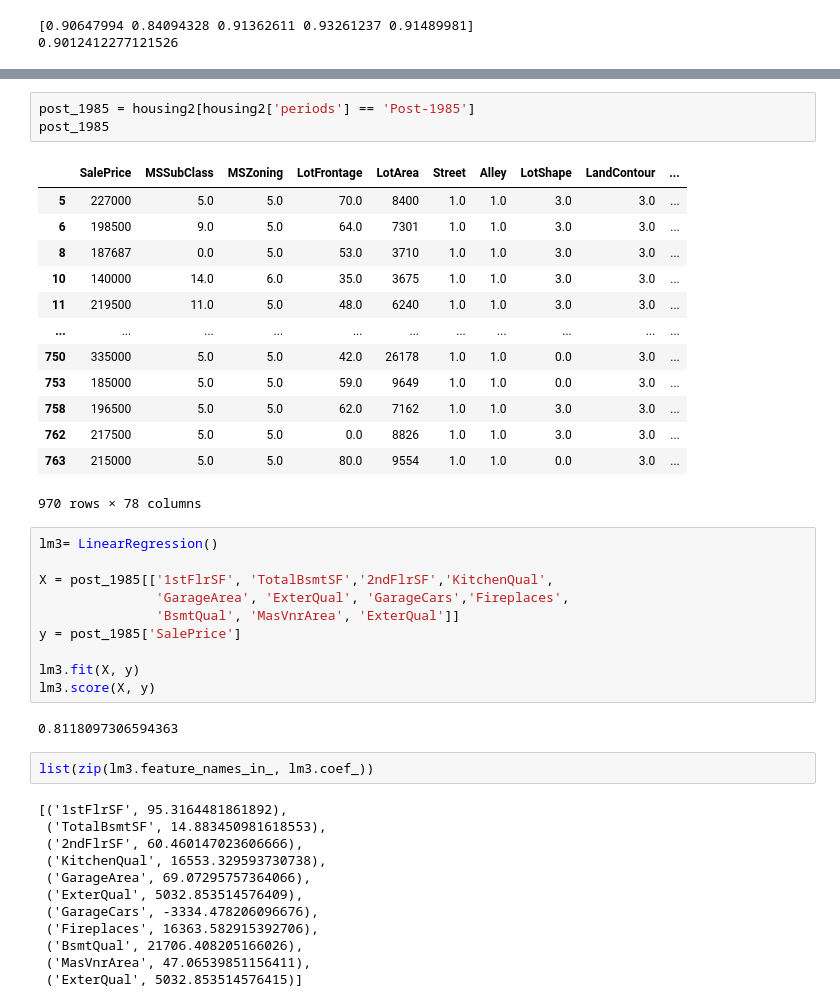
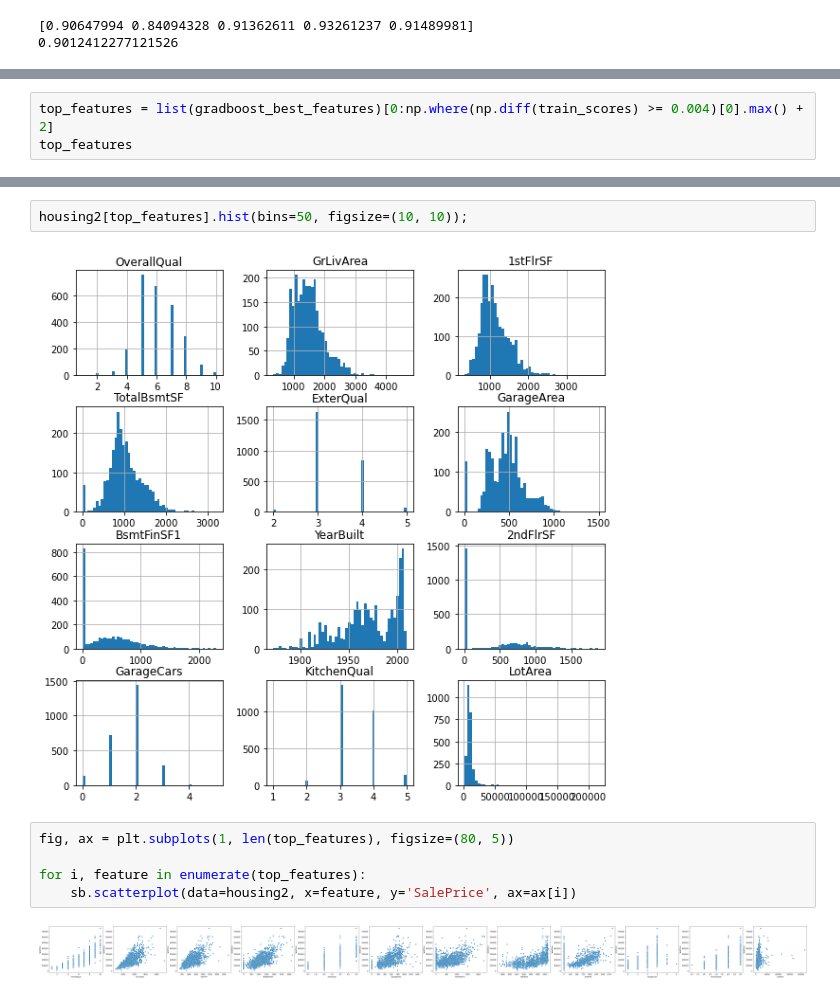
Before and after one commit to kchander92/NYCDSA-Machine-Learning-Project, a Jupyter notebook: Machine Learning EDA and Modeling - v4.ipynb, the cells around one changed output, grey strips where cells are left out. Saved outputs shown, nothing was run; the diff lists cells and outputs as text.

```diff
--- a/Machine Learning EDA and Modeling - v4.ipynb
+++ b/Machine Learning EDA and Modeling - v4.ipynb
@@ -1449,0 +1509,3 @@ See the caveats in the documentation: https://pandas.pydata.org/pandas-docs/stab
+# %%
+top_features = list(gradboost_best_features)[0:np.where(np.diff(train_scores) >= 0.004)[0].max() + 2]
+top_features
@@ -1708,43 +1537,11 @@ importance_dfs['Post-1985'][importance_dfs['Post-1985']['cum_importance'] <= 0.9
-# %%
-post_1985 = housing2[housing2['periods'] == 'Post-1985']
-post_1985
-# %% [output]
-|  | SalePrice | MSSubClass | MSZoning | LotFrontage | LotArea | Street | Alley | LotShape | LandContour | ... |
-| 5 | 227000 | 5.0 | 5.0 | 70.0 | 8400 | 1.0 | 1.0 | 3.0 | 3.0 | ... |
-| 6 | 198500 | 9.0 | 5.0 | 64.0 | 7301 | 1.0 | 1.0 | 3.0 | 3.0 | ... |
-| 8 | 187687 | 0.0 | 5.0 | 53.0 | 3710 | 1.0 | 1.0 | 3.0 | 3.0 | ... |
-| 10 | 140000 | 14.0 | 6.0 | 35.0 | 3675 | 1.0 | 1.0 | 3.0 | 3.0 | ... |
-| 11 | 219500 | 11.0 | 5.0 | 48.0 | 6240 | 1.0 | 1.0 | 3.0 | 3.0 | ... |
-| ... | ... | ... | ... | ... | ... | ... | ... | ... | ... | ... |
-| 750 | 335000 | 5.0 | 5.0 | 42.0 | 26178 | 1.0 | 1.0 | 0.0 | 3.0 | ... |
-| 753 | 185000 | 5.0 | 5.0 | 59.0 | 9649 | 1.0 | 1.0 | 0.0 | 3.0 | ... |
-| 758 | 196500 | 5.0 | 5.0 | 62.0 | 7162 | 1.0 | 1.0 | 3.0 | 3.0 | ... |
-| 762 | 217500 | 5.0 | 5.0 | 0.0 | 8826 | 1.0 | 1.0 | 3.0 | 3.0 | ... |
-| 763 | 215000 | 5.0 | 5.0 | 80.0 | 9554 | 1.0 | 1.0 | 0.0 | 3.0 | ... |
-970 rows × 78 columns
-# %%
-lm3= LinearRegression()
-
-X = post_1985[['1stFlrSF', 'TotalBsmtSF','2ndFlrSF','KitchenQual',
-               'GarageArea', 'ExterQual', 'GarageCars','Fireplaces',
-               'BsmtQual', 'MasVnrArea', 'ExterQual']]
-y = post_1985['SalePrice']
-
-lm3.fit(X, y)
-lm3.score(X, y)
-# %% [output]
-0.8118097306594363
-# %%
-list(zip(lm3.feature_names_in_, lm3.coef_))
-# %% [output]
-[('1stFlrSF', 95.3164481861892),
- ('TotalBsmtSF', 14.883450981618553),
- ('2ndFlrSF', 60.460147023606666),
- ('KitchenQual', 16553.329593730738),
- ('GarageArea', 69.07295757364066),
- ('ExterQual', 5032.853514576409),
- ('GarageCars', -3334.478206096676),
- ('Fireplaces', 16363.582915392706),
- ('BsmtQual', 21706.408205166026),
- ('MasVnrArea', 47.06539851156411),
- ('ExterQual', 5032.853514576415)]
+# %%
+housing2[top_features].hist(bins=50, figsize=(10, 10));
+# %% [output]
+[figure, new version]
+# %%
+fig, ax = plt.subplots(1, len(top_features), figsize=(80, 5))
+
+for i, feature in enumerate(top_features):
+    sb.scatterplot(data=housing2, x=feature, y='SalePrice', ax=ax[i])
+# %% [output]
+[figure, added]
```
Also changed, not shown: parts of 55 cells of this notebook.
